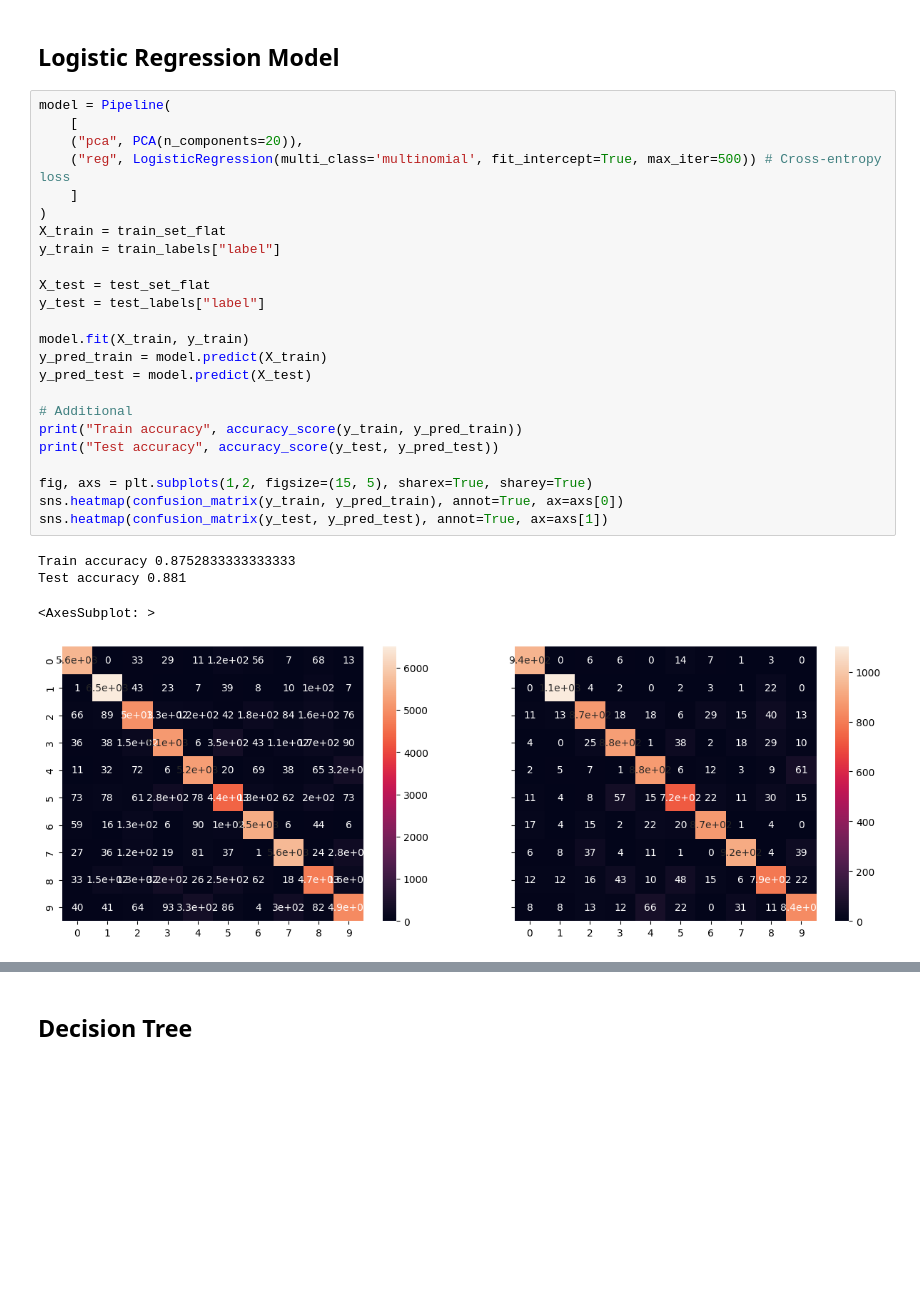
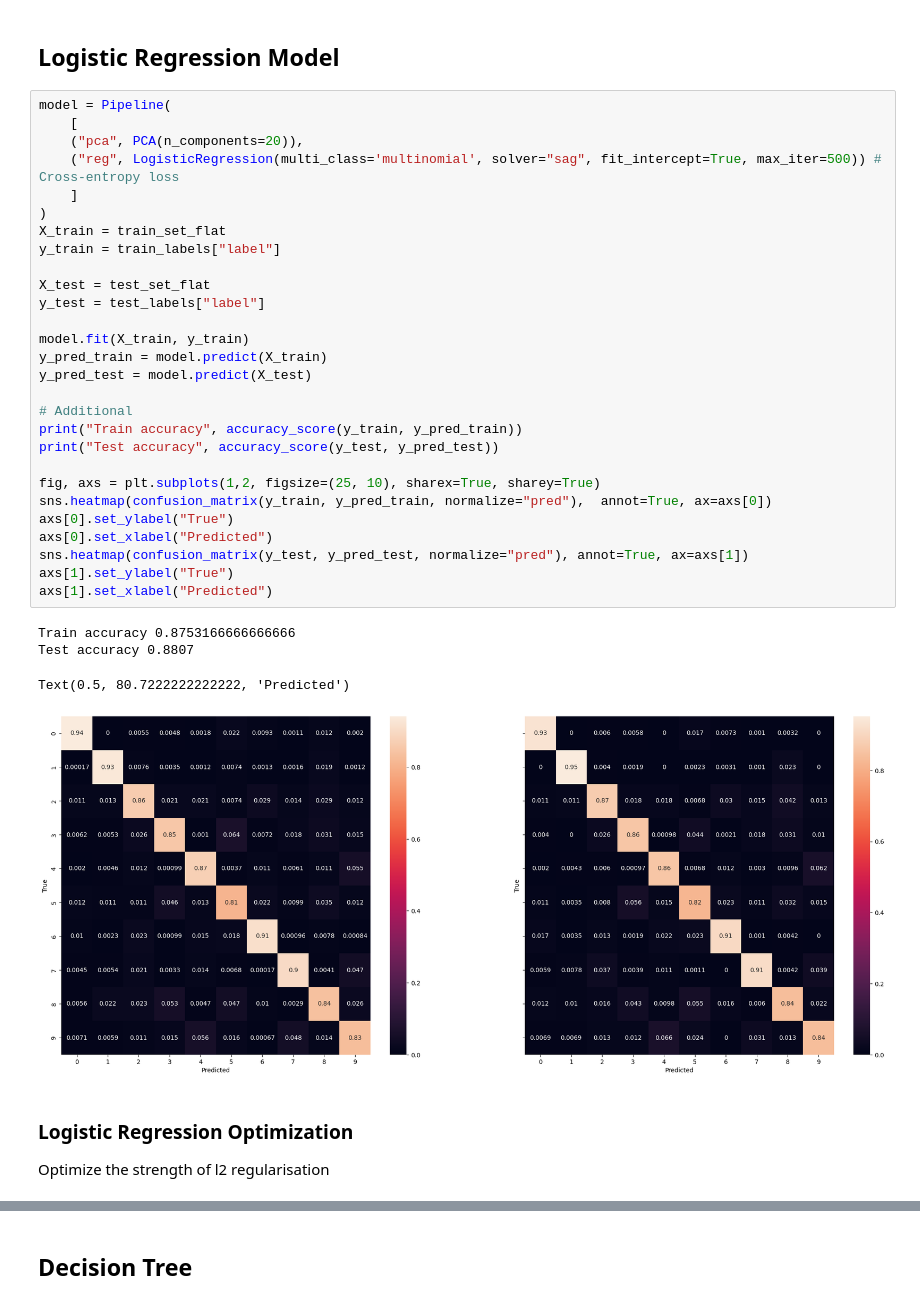
Before and after one commit to Veikko-Saikkonen/aalto-machine-learning, a Jupyter notebook: notebook.ipynb, the cells around one changed output, grey strips where cells are left out. Cells and saved outputs as stored; diff of their text form; blank space fills up the shorter version.

```diff
--- a/notebook.ipynb
+++ b/notebook.ipynb
@@ -420,29 +439,37 @@ We can see that the curve begins to flatten out after 20 components, let's use t
 # %%
 model = Pipeline(
     [
     ("pca", PCA(n_components=20)),
-    ("reg", LogisticRegression(multi_class='multinomial', fit_intercept=True, max_iter=500)) # Cross-entropy loss
+    ("reg", LogisticRegression(multi_class='multinomial', solver="sag", fit_intercept=True, max_iter=500)) # Cross-entropy loss
     ]
 )
 X_train = train_set_flat
 y_train = train_labels["label"]
 
 X_test = test_set_flat
 y_test = test_labels["label"]
 
 model.fit(X_train, y_train)
 y_pred_train = model.predict(X_train)
 y_pred_test = model.predict(X_test)
 
 # Additional
 print("Train accuracy", accuracy_score(y_train, y_pred_train))
 print("Test accuracy", accuracy_score(y_test, y_pred_test))
 
-fig, axs = plt.subplots(1,2, figsize=(15, 5), sharex=True, sharey=True)
-sns.heatmap(confusion_matrix(y_train, y_pred_train), annot=True, ax=axs[0])
-sns.heatmap(confusion_matrix(y_test, y_pred_test), annot=True, ax=axs[1])
+fig, axs = plt.subplots(1,2, figsize=(25, 10), sharex=True, sharey=True)
+sns.heatmap(confusion_matrix(y_train, y_pred_train, normalize="pred"),  annot=True, ax=axs[0])
+axs[0].set_ylabel("True")
+axs[0].set_xlabel("Predicted")
+sns.heatmap(confusion_matrix(y_test, y_pred_test, normalize="pred"), annot=True, ax=axs[1])
+axs[1].set_ylabel("True")
+axs[1].set_xlabel("Predicted")
 # %% [output]
-Train accuracy 0.8752833333333333
-Test accuracy 0.881
+Train accuracy 0.8753166666666666
+Test accuracy 0.8807
-<AxesSubplot: >
+Text(0.5, 80.7222222222222, 'Predicted')
-[figure, old version]
+[figure, new version]
+# %% [markdown]
+### Logistic Regression Optimization
+
+Optimize the strength of l2 regularisation
```
Also changed, not shown: parts of 28 cells of this notebook, 5 other files.
